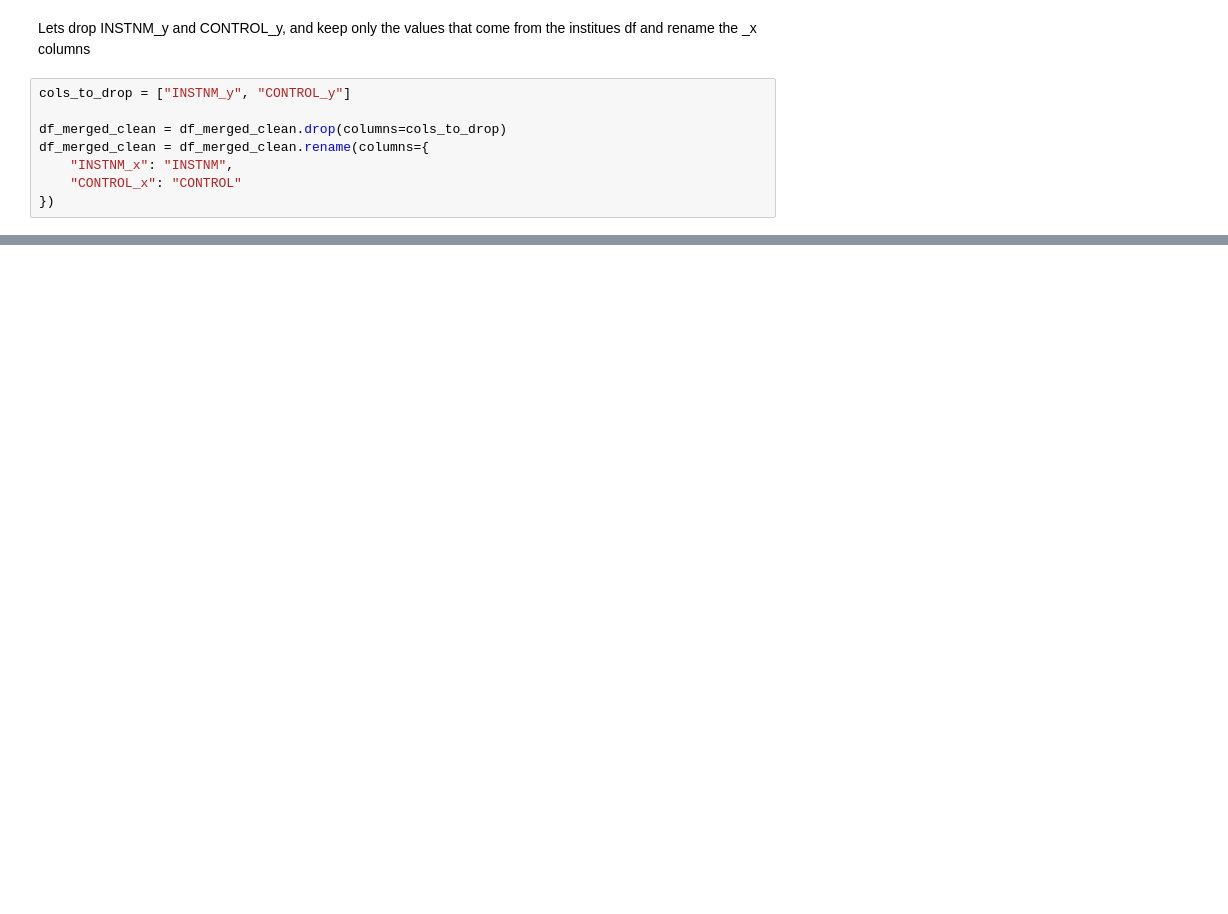
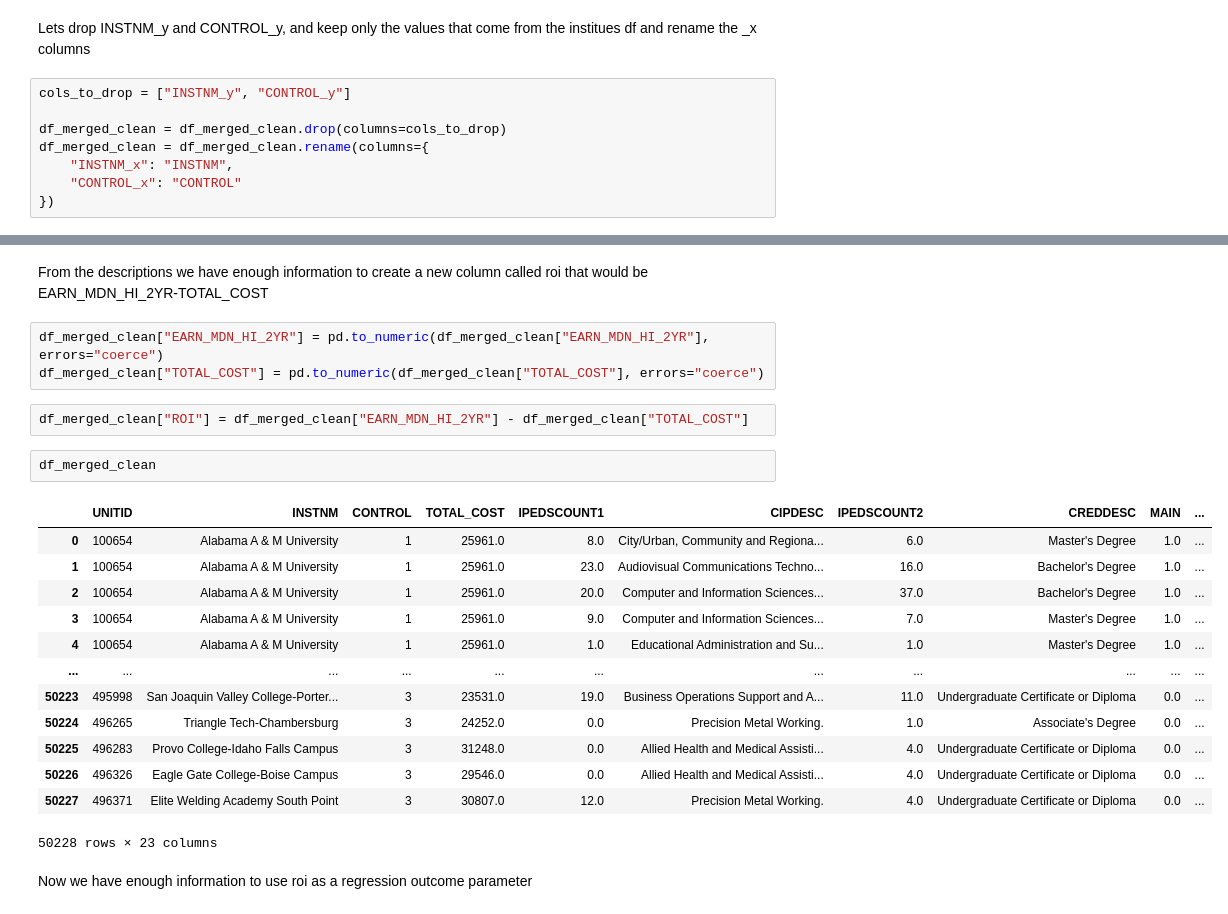
Before and after one commit to AbiramiRathina/roi_based_program_selection, a Jupyter notebook: project_big_data.ipynb, the cells around one changed output, grey strips where cells are left out. Cells and saved outputs as stored; diff of their text form; blank space fills up the shorter version.

```diff
--- a/project_big_data.ipynb
+++ b/project_big_data.ipynb
@@ -880,0 +928,25 @@ df_merged_clean.head()
+# %% [markdown]
+From the descriptions we have enough information to create a new column called roi that would be EARN_MDN_HI_2YR-TOTAL_COST
+# %%
+df_merged_clean["EARN_MDN_HI_2YR"] = pd.to_numeric(df_merged_clean["EARN_MDN_HI_2YR"], errors="coerce")
+df_merged_clean["TOTAL_COST"] = pd.to_numeric(df_merged_clean["TOTAL_COST"], errors="coerce")
+# %%
+df_merged_clean["ROI"] = df_merged_clean["EARN_MDN_HI_2YR"] - df_merged_clean["TOTAL_COST"]
+# %%
+df_merged_clean
+# %% [output]
+|  | UNITID | INSTNM | CONTROL | TOTAL_COST | IPEDSCOUNT1 | CIPDESC | IPEDSCOUNT2 | CREDDESC | MAIN | ... |
+| 0 | 100654 | Alabama A & M University | 1 | 25961.0 | 8.0 | City/Urban, Community and Regiona... | 6.0 | Master's Degree | 1.0 | ... |
+| 1 | 100654 | Alabama A & M University | 1 | 25961.0 | 23.0 | Audiovisual Communications Techno... | 16.0 | Bachelor's Degree | 1.0 | ... |
+| 2 | 100654 | Alabama A & M University | 1 | 25961.0 | 20.0 | Computer and Information Sciences... | 37.0 | Bachelor's Degree | 1.0 | ... |
+| 3 | 100654 | Alabama A & M University | 1 | 25961.0 | 9.0 | Computer and Information Sciences... | 7.0 | Master's Degree | 1.0 | ... |
+| 4 | 100654 | Alabama A & M University | 1 | 25961.0 | 1.0 | Educational Administration and Su... | 1.0 | Master's Degree | 1.0 | ... |
+| ... | ... | ... | ... | ... | ... | ... | ... | ... | ... | ... |
+| 50223 | 495998 | San Joaquin Valley College-Porter... | 3 | 23531.0 | 19.0 | Business Operations Support and A... | 11.0 | Undergraduate Certificate or Diploma | 0.0 | ... |
+| 50224 | 496265 | Triangle Tech-Chambersburg | 3 | 24252.0 | 0.0 | Precision Metal Working. | 1.0 | Associate's Degree | 0.0 | ... |
+| 50225 | 496283 | Provo College-Idaho Falls Campus | 3 | 31248.0 | 0.0 | Allied Health and Medical Assisti... | 4.0 | Undergraduate Certificate or Diploma | 0.0 | ... |
+| 50226 | 496326 | Eagle Gate College-Boise Campus | 3 | 29546.0 | 0.0 | Allied Health and Medical Assisti... | 4.0 | Undergraduate Certificate or Diploma | 0.0 | ... |
+| 50227 | 496371 | Elite Welding Academy South Point | 3 | 30807.0 | 12.0 | Precision Metal Working. | 4.0 | Undergraduate Certificate or Diploma | 0.0 | ... |
+50228 rows × 23 columns
+# %% [markdown]
+Now we have enough information to use roi as a regression outcome parameter
```
Also changed, not shown: parts of 14 cells of this notebook.
